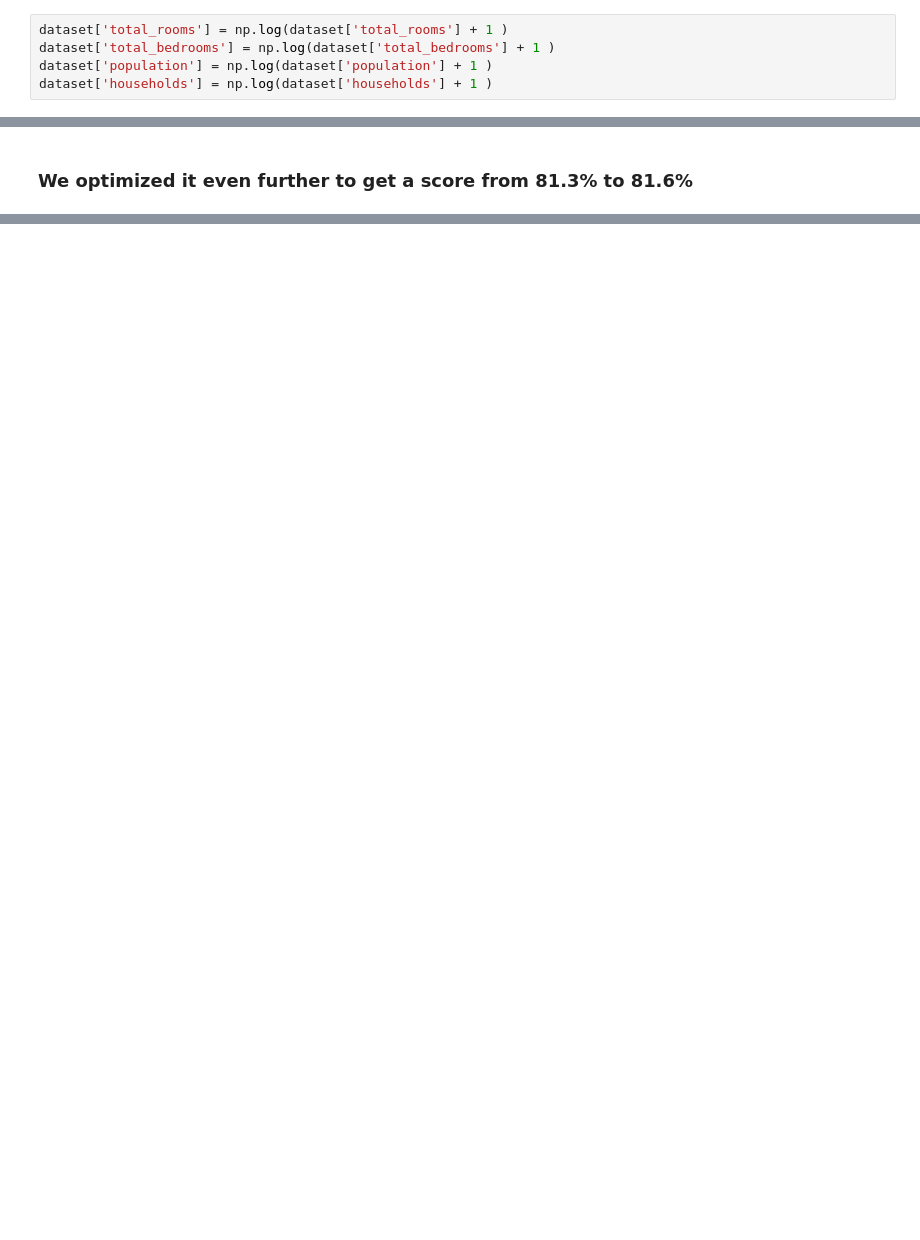
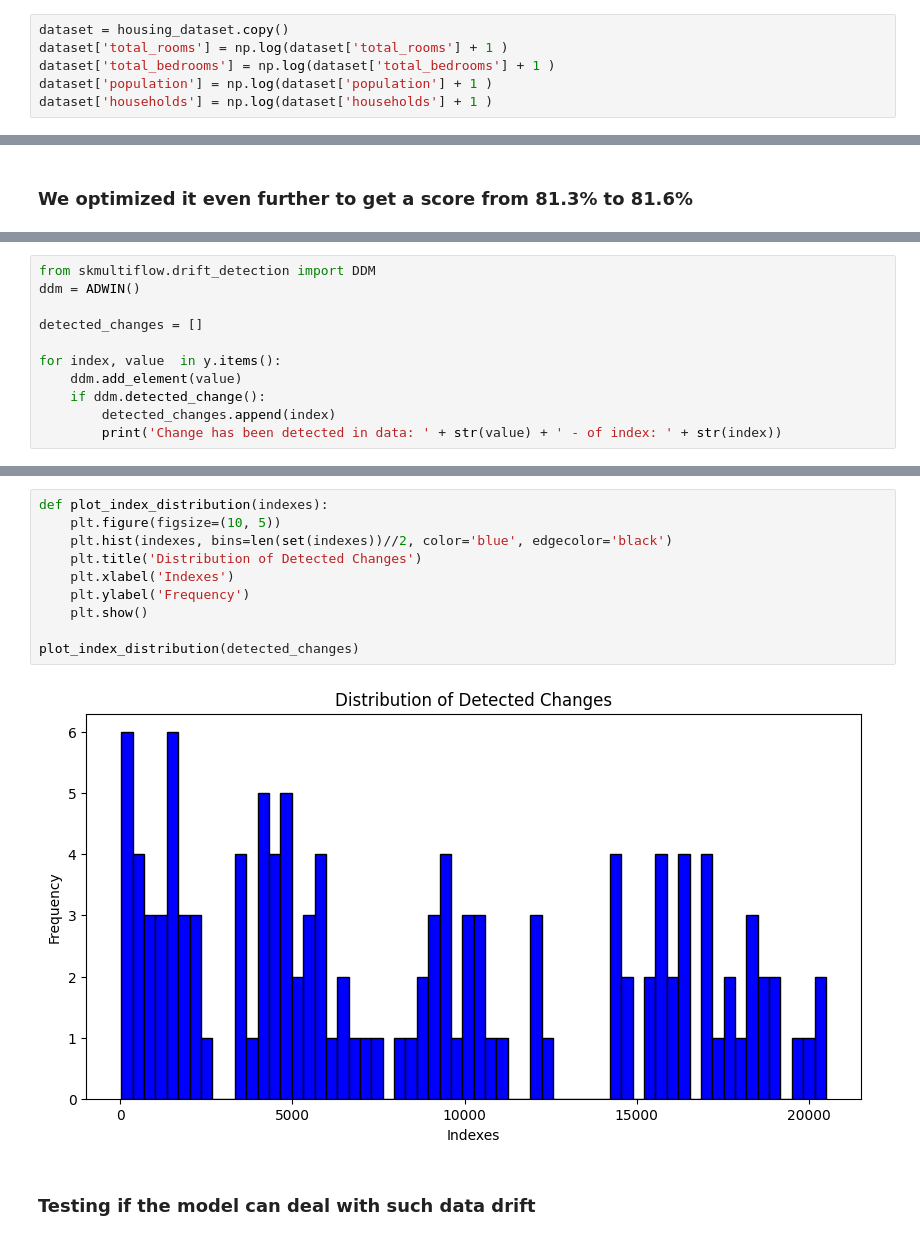
Before and after one commit to dfatih/ContinualLearning, a Jupyter notebook: main.ipynb, the cells around one changed output, grey strips where cells are left out. Saved outputs shown, nothing was run; the diff lists cells and outputs as text; blank space fills up the shorter version.

Commit message:
ADWIN

```diff
--- a/main.ipynb
+++ b/main.ipynb
@@ -60,6 +75,7 @@ array([[<Axes: title={'center': 'longitude'}>,
 # %% [markdown]
 ## Make it look like a Gaussion Bell Curve
 # %%
+dataset = housing_dataset.copy()
 dataset['total_rooms'] = np.log(dataset['total_rooms'] + 1 )
 dataset['total_bedrooms'] = np.log(dataset['total_bedrooms'] + 1 )
 dataset['population'] = np.log(dataset['population'] + 1 )
@@ -342,0 +401,11 @@ By comparing the plots for the train and test subsets, we cannot visually detect
+# %%
+from skmultiflow.drift_detection import DDM
+ddm = ADWIN()
+
+detected_changes = []
+
+for index, value  in y.items():
+    ddm.add_element(value)
+    if ddm.detected_change():
+        detected_changes.append(index)
+        print('Change has been detected in data: ' + str(value) + ' - of index: ' + str(index))
@@ -342,0 +430,14 @@ By comparing the plots for the train and test subsets, we cannot visually detect
+# %%
+def plot_index_distribution(indexes):
+    plt.figure(figsize=(10, 5))
+    plt.hist(indexes, bins=len(set(indexes))//2, color='blue', edgecolor='black')
+    plt.title('Distribution of Detected Changes')
+    plt.xlabel('Indexes')
+    plt.ylabel('Frequency')
+    plt.show()
+
+plot_index_distribution(detected_changes)
+# %% [output]
+[figure, added]
+# %% [markdown]
+### Testing if the model can deal with such data drift
```
Also changed, not shown: parts of 44 cells of this notebook.
